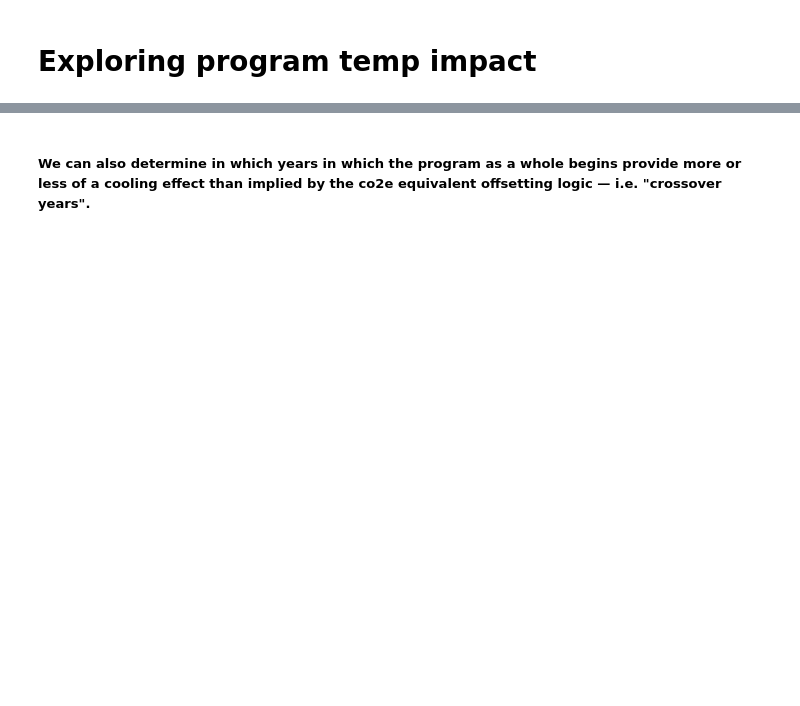
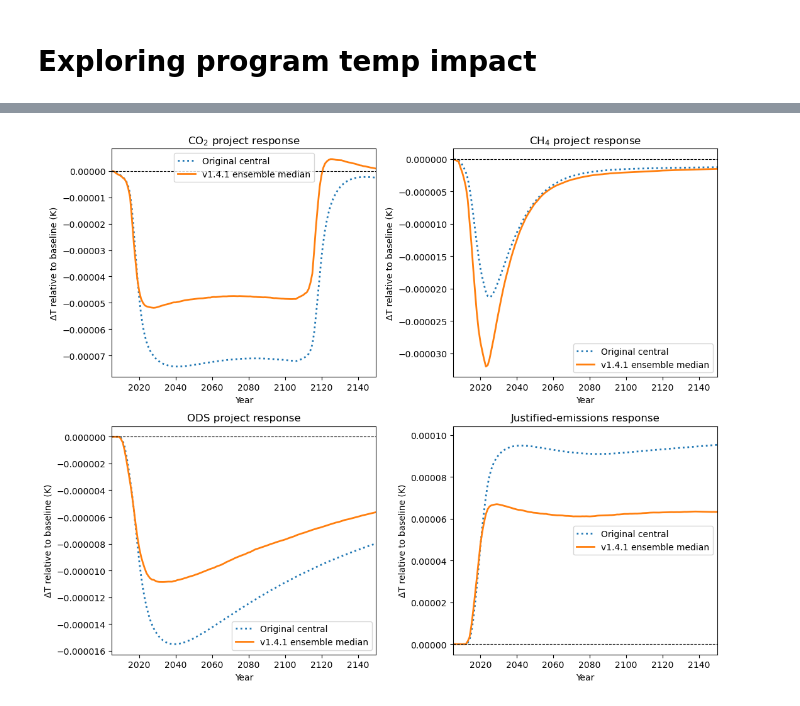
Before and after one commit to carbonplan/slcp-offsetting, a Jupyter notebook: notebooks/02a_ca_analysis_SpecificODS.ipynb, the cells around one changed output, grey strips where cells are left out. Cells and saved outputs as stored; diff of their text form; code cells hidden in the pictures; blank space fills up the shorter version.

```diff
--- a/notebooks/02a_ca_analysis_SpecificODS.ipynb
+++ b/notebooks/02a_ca_analysis_SpecificODS.ipynb
@@ -345,2 +454,46 @@ plt.show()
-# %% [markdown]
-##### We can also determine in which years in which the program as a whole begins provide more or less of a cooling effect than implied by the co2e equivalent offsetting logic — i.e. "crossover years".
+# %%
+# ----------------------------
+# plot old vs new component responses
+# ----------------------------
+
+old_base = f.temperature.sel(scenario=OLD_BASELINE_SCENARIO, config="central", layer=0)
+old_co2 = (f.temperature.sel(scenario="actual_co2", config="central", layer=0) - old_base).values
+old_ch4 = (f.temperature.sel(scenario="actual_ch4", config="central", layer=0) - old_base).values
+old_ods = (f.temperature.sel(scenario="actual_ods", config="central", layer=0) - old_base).values
+old_emissions_only = (f.temperature.sel(scenario="emissions_only", config="central", layer=0) - old_base).values
+
+new_base = f_ens.temperature.sel(scenario=BASELINE_SCENARIO, layer=0)
+new_co2 = (f_ens.temperature.sel(scenario="project_co2", layer=0) - new_base).median("config").values
+new_ch4 = (f_ens.temperature.sel(scenario="project_ch4", layer=0) - new_base).median("config").values
+new_ods = (f_ens.temperature.sel(scenario="project_ods", layer=0) - new_base).median("config").values
+
+fig, axes = plt.subplots(2, 2, figsize=(11, 9))
+axes = axes.ravel()
+
+axes[0].plot(years, old_co2, ":", lw=2, label="Original central")
+axes[0].plot(years, new_co2, lw=2, label="v1.4.1 ensemble median")
+axes[0].set_title("CO$_2$ project response")
+
+axes[1].plot(years, old_ch4, ":", lw=2, label="Original central")
+axes[1].plot(years, new_ch4, lw=2, label="v1.4.1 ensemble median")
+axes[1].set_title("CH$_4$ project response")
+
+axes[2].plot(years, old_ods, ":", lw=2, label="Original central")
+axes[2].plot(years, new_ods, lw=2, label="v1.4.1 ensemble median")
+axes[2].set_title("ODS project response")
+
+axes[3].plot(years, old_emissions_only, ":", lw=2, label="Original central")
+axes[3].plot(years, emissions_only_central, lw=2, label="v1.4.1 ensemble median")
+axes[3].set_title("Justified-emissions response")
+
+for ax in axes:
+    ax.axhline(0, color="k", ls="--", lw=0.8)
+    ax.set_xlim(2005, 2150)
+    ax.set_xlabel("Year")
+    ax.set_ylabel("ΔT relative to baseline (K)")
+    ax.ticklabel_format(axis="y", style="plain", useOffset=False)
+    ax.legend()
+plt.tight_layout()
+plt.show()
+# %% [output]
+[figure, added]
```
Also changed, not shown: parts of 44 cells of this notebook, 7 other files.
